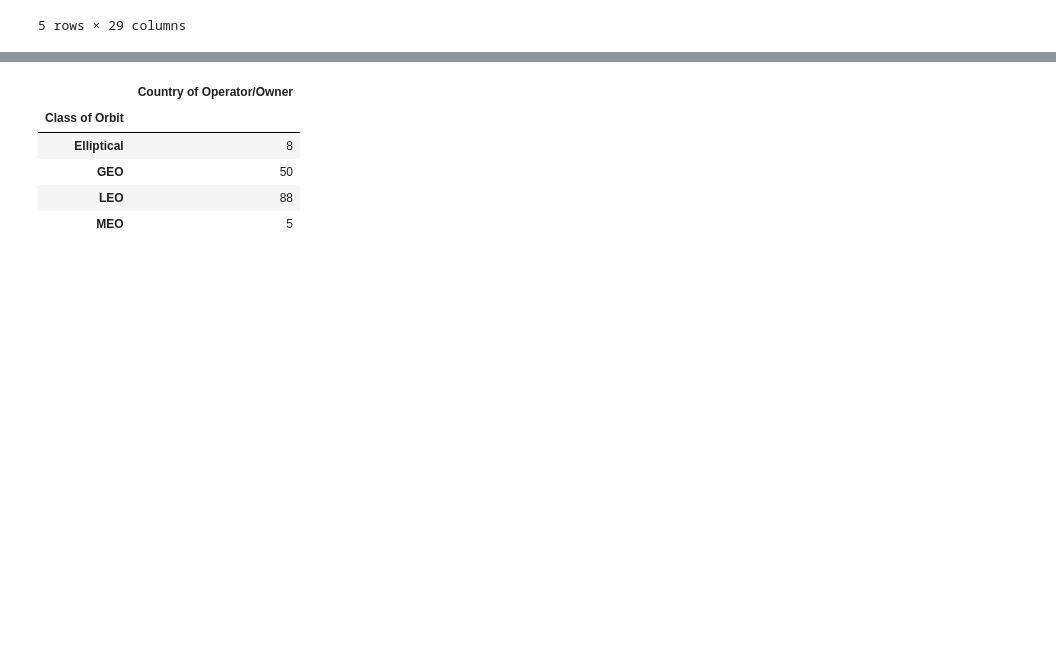
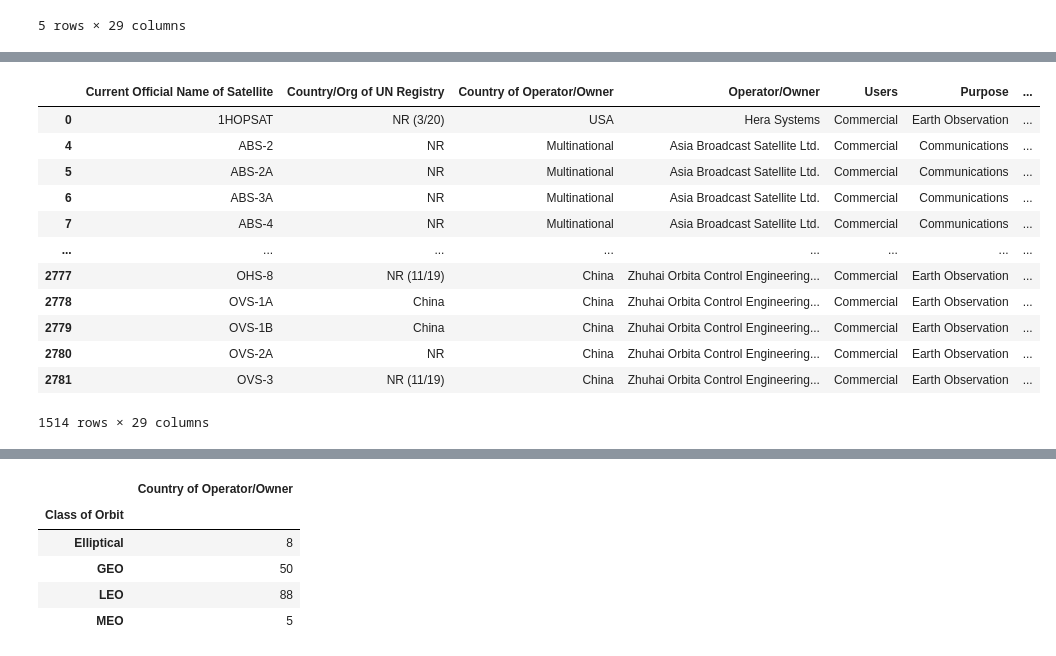
Before and after one commit to jdmerryman88/Worldwide_Satellite_Analysis, a Jupyter notebook: final.ipynb, the cells around one changed output, grey strips where cells are left out. Saved outputs shown, nothing was run; the diff lists cells and outputs as text; code cells hidden in the pictures; blank space fills up the shorter version.

```diff
--- a/final.ipynb
+++ b/final.ipynb
@@ -128,0 +226,18 @@ cleaned_satellite_df.head()
+# %%
+#extracted satellites used solely for commercial
+commercial_use_defined = cleaned_satellite_df[(cleaned_satellite_df['Users'] == 'Commercial')]
+commercial_use_defined
+# %% [output]
+|  | Current Official Name of Satellite | Country/Org of UN Registry | Country of Operator/Owner | Operator/Owner | Users | Purpose | ... |
+| 0 | 1HOPSAT | NR (3/20) | USA | Hera Systems | Commercial | Earth Observation | ... |
+| 4 | ABS-2 | NR | Multinational | Asia Broadcast Satellite Ltd. | Commercial | Communications | ... |
+| 5 | ABS-2A | NR | Multinational | Asia Broadcast Satellite Ltd. | Commercial | Communications | ... |
+| 6 | ABS-3A | NR | Multinational | Asia Broadcast Satellite Ltd. | Commercial | Communications | ... |
+| 7 | ABS-4 | NR | Multinational | Asia Broadcast Satellite Ltd. | Commercial | Communications | ... |
+| ... | ... | ... | ... | ... | ... | ... | ... |
+| 2777 | OHS-8 | NR (11/19) | China | Zhuhai Orbita Control Engineering... | Commercial | Earth Observation | ... |
+| 2778 | OVS-1A | China | China | Zhuhai Orbita Control Engineering... | Commercial | Earth Observation | ... |
+| 2779 | OVS-1B | China | China | Zhuhai Orbita Control Engineering... | Commercial | Earth Observation | ... |
+| 2780 | OVS-2A | NR | China | Zhuhai Orbita Control Engineering... | Commercial | Earth Observation | ... |
+| 2781 | OVS-3 | NR (11/19) | China | Zhuhai Orbita Control Engineering... | Commercial | Earth Observation | ... |
+1514 rows × 29 columns
```
Also changed, not shown: parts of 13 cells of this notebook, 9 other files.
